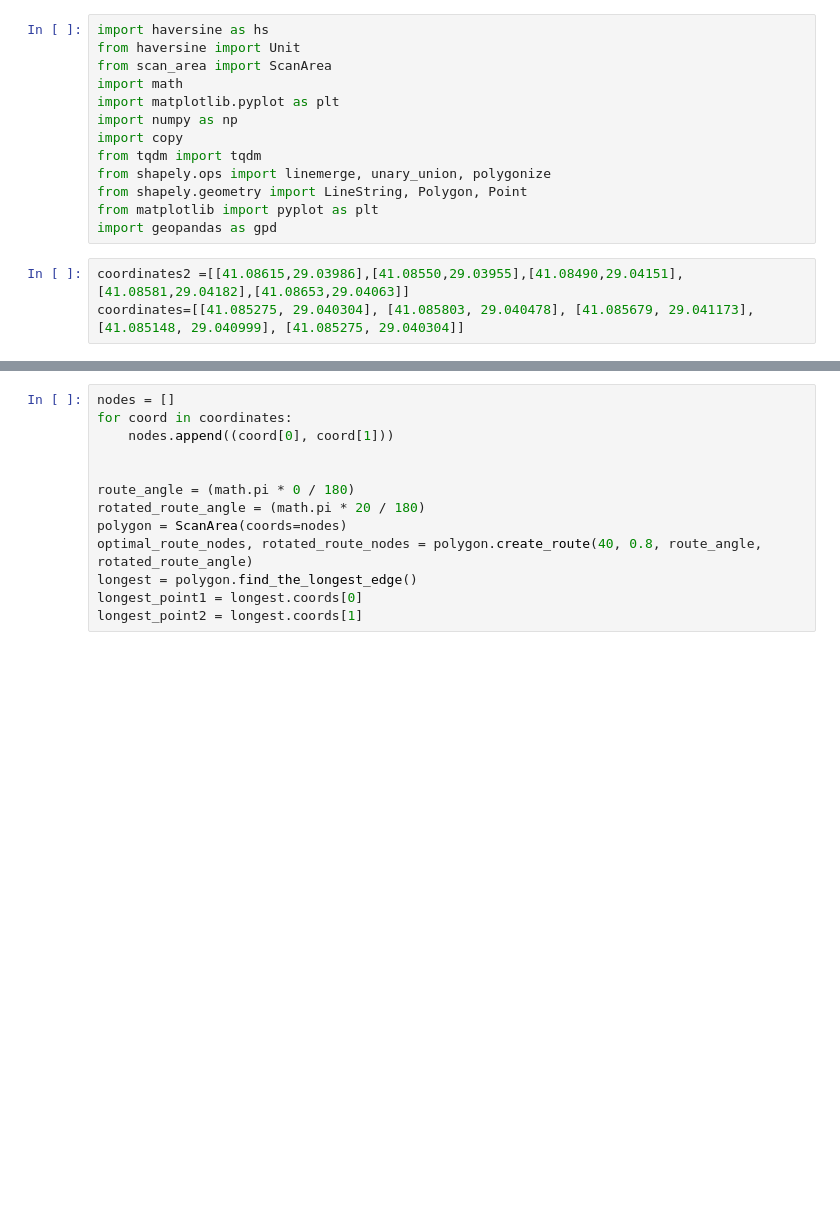
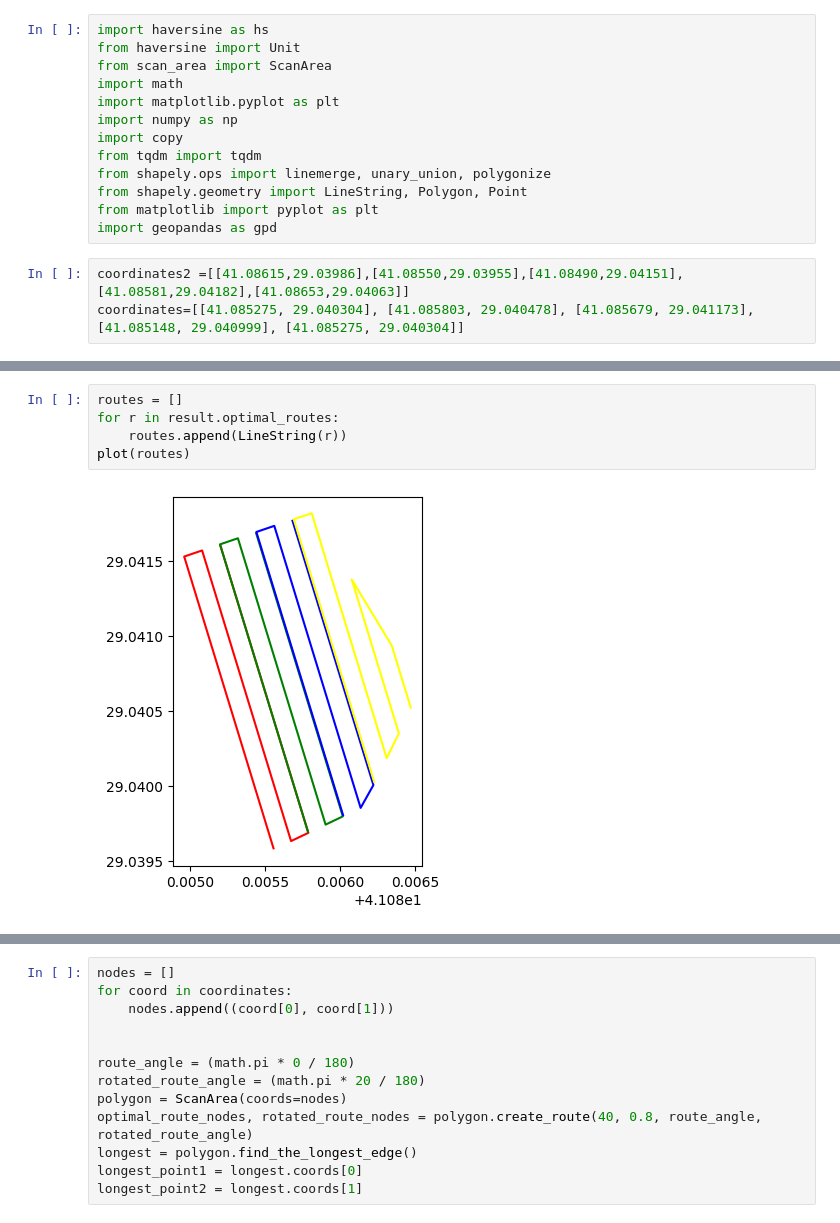
Before and after one commit to cmpe-DroneLab/GeoFly3D, a Jupyter notebook: RoutePlanner/route_division_notebook.ipynb, the cells around one changed output, grey strips where cells are left out. Cells and saved outputs as stored; diff of their text form; blank space fills up the shorter version.

```diff
--- a/RoutePlanner/route_division_notebook.ipynb
+++ b/RoutePlanner/route_division_notebook.ipynb
@@ -35,0 +25,7 @@ coordinates=[[41.085275, 29.040304], [41.085803, 29.040478], [41.085679, 29.0411
+# %%
+routes = []
+for r in result.optimal_routes:
+    routes.append(LineString(r))
+plot(routes)
+# %% [output]
+[figure, added]
```
Also changed, not shown: parts of 24 cells of this notebook, 1 other file.
